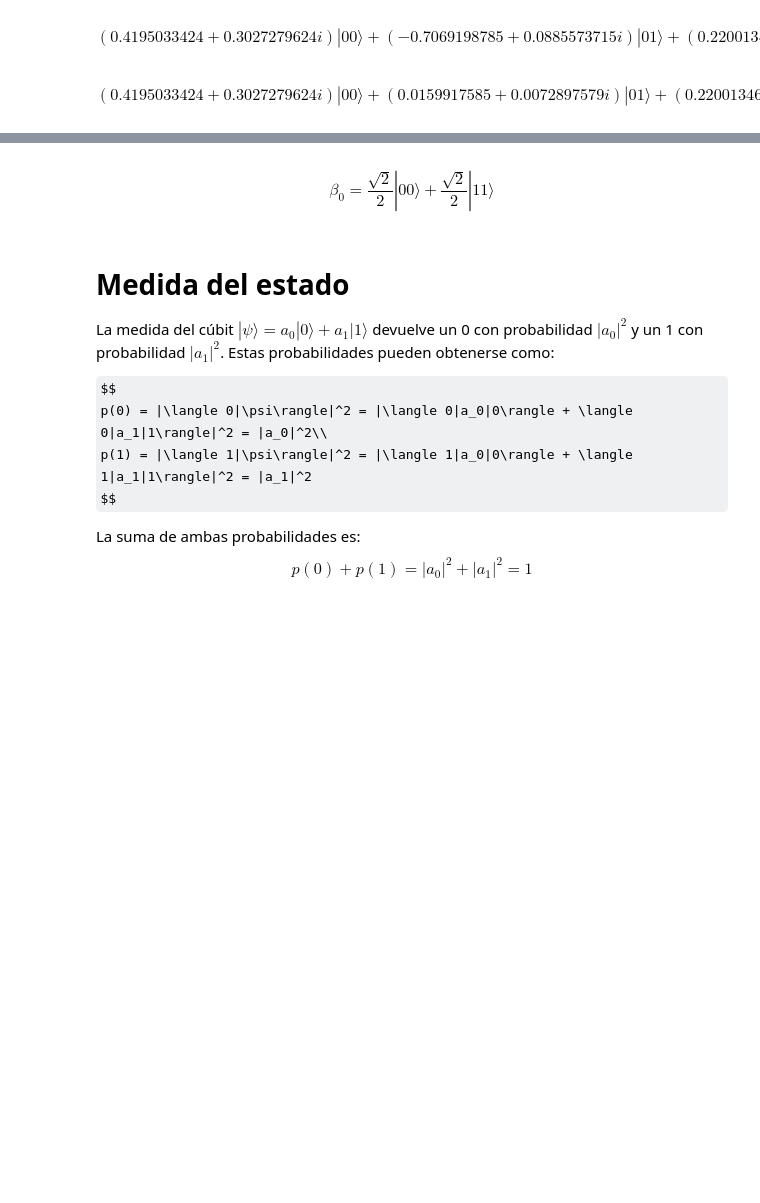
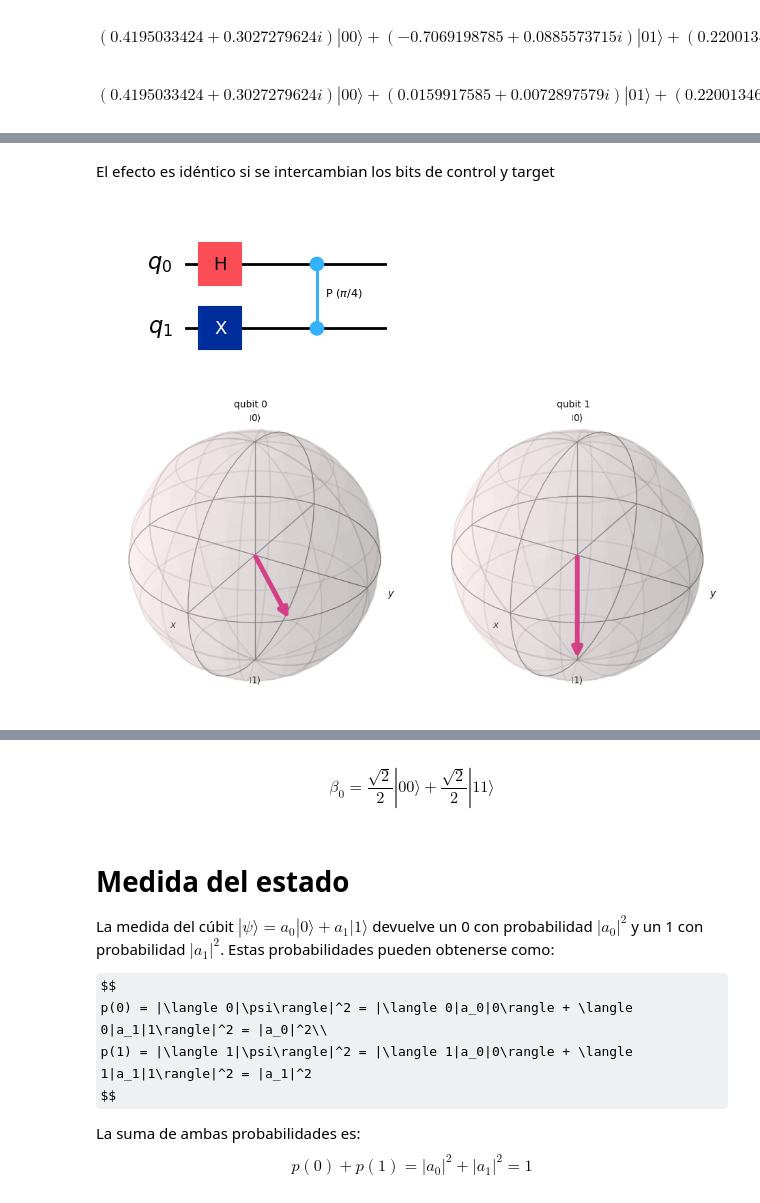
Before and after one commit to tarabelo/GrIA-QML-2025-26, a Jupyter notebook: 03. Bits y Cúbits.ipynb, the cells around one changed output, grey strips where cells are left out. Drawn from its saved outputs; the diff is of its cells as text; code cells hidden in the pictures; some formulas as TeX source; blank space fills up the shorter version.

```diff
--- a/03. Bits y Cúbits.ipynb
+++ b/03. Bits y Cúbits.ipynb
@@ -1150,0 +1306,14 @@ $$(0.4195033424 + 0.3027279624 i) |00\rangle+(0.0159917585 + 0.0072897579 i) |01
+# %% [markdown]
+El efecto es idéntico si se intercambian los bits de control y target
+# %%
+qc=QuantumCircuit(2)
+qc.h(c)
+qc.x(t)
+# Intercambiamos c y t
+qc.cp(𝜃, t, c)
+display(qc.draw('mpl'))
+estado = Statevector.from_circuit(qc)
+estado.draw('bloch')
+# %% [output]
+[figure, added]
+[figure, added]
```
Also changed, not shown: parts of 27 cells of this notebook.
